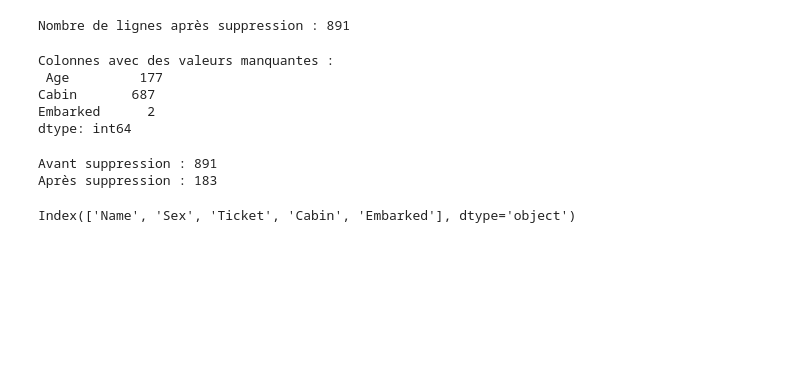
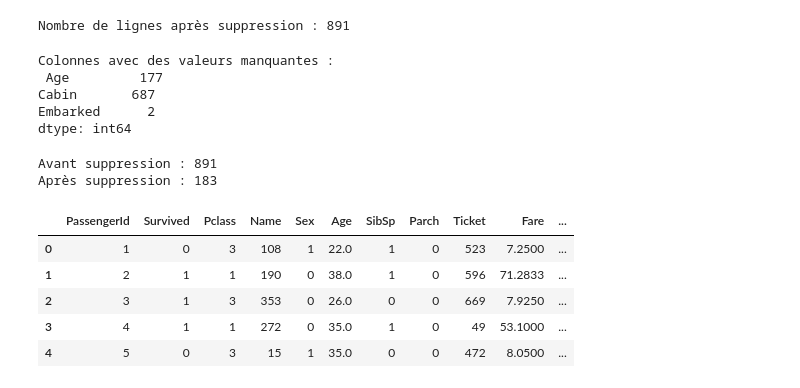
Before and after one commit to imajdadi/GenAiMachineBootcamp, a Jupyter notebook: GenAiMachineBootcamp/Week2/Day3/Exo/Exo.ipynb, the cells around one changed output. Cells and saved outputs as stored; diff of their text form; code cells hidden in the pictures; blank space fills up the shorter version.

```diff
--- a/GenAiMachineBootcamp/Week2/Day3/Exo/Exo.ipynb
+++ b/GenAiMachineBootcamp/Week2/Day3/Exo/Exo.ipynb
@@ -87,8 +87,24 @@ df["FamilySize"] = df["SibSp"] + df["Parch"]
 #extraites de la Name colonne.
 df["Title"] = df["Name"].apply(lambda x: x.split(",")[1].split(".")[0].strip())
 #Convertissez les variables catégorielles
-# %%
-categorical_columns = df.select_dtypes(include=['object', 'category']).columns
-print(categorical_columns)
-# %% [output]
-Index(['Name', 'Sex', 'Ticket', 'Cabin', 'Embarked'], dtype='object')
+# %%
+from sklearn.preprocessing import LabelEncoder
+
+label_encoder = LabelEncoder()
+
+# Appliquer le Label Encoding à chaque colonne catégorielle
+df['Name'] = label_encoder.fit_transform(df['Name'])
+df['Sex'] = label_encoder.fit_transform(df['Sex'])
+df['Ticket'] = label_encoder.fit_transform(df['Ticket'])
+df['Cabin'] = label_encoder.fit_transform(df['Cabin'])
+df['Embarked'] = label_encoder.fit_transform(df['Embarked'])
+
+
+df.head()
+# %% [output]
+|  | PassengerId | Survived | Pclass | Name | Sex | Age | SibSp | Parch | Ticket | Fare | ... |
+| 0 | 1 | 0 | 3 | 108 | 1 | 22.0 | 1 | 0 | 523 | 7.2500 | ... |
+| 1 | 2 | 1 | 1 | 190 | 0 | 38.0 | 1 | 0 | 596 | 71.2833 | ... |
+| 2 | 3 | 1 | 3 | 353 | 0 | 26.0 | 0 | 0 | 669 | 7.9250 | ... |
+| 3 | 4 | 1 | 1 | 272 | 0 | 35.0 | 1 | 0 | 49 | 53.1000 | ... |
+| 4 | 5 | 0 | 3 | 15 | 1 | 35.0 | 0 | 0 | 472 | 8.0500 | ... |
```
Also changed, not shown: parts of 4 cells of this notebook.
